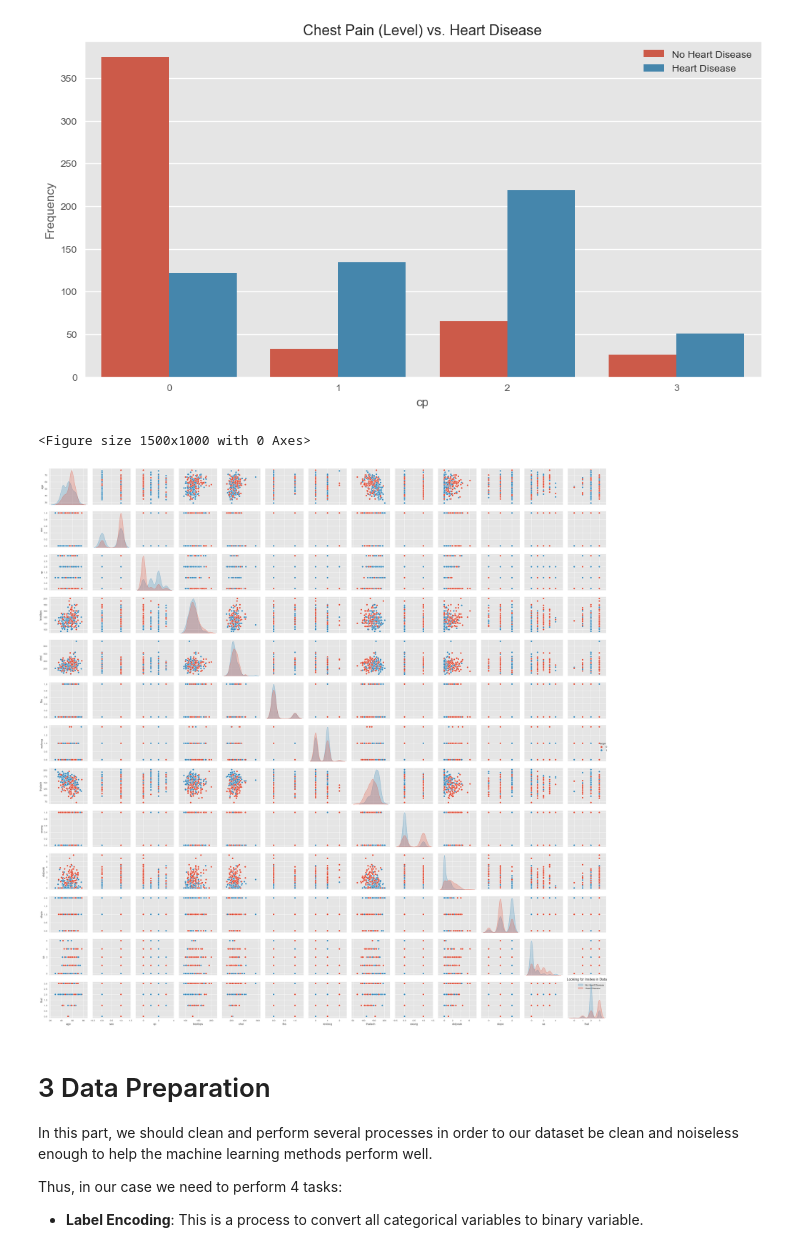
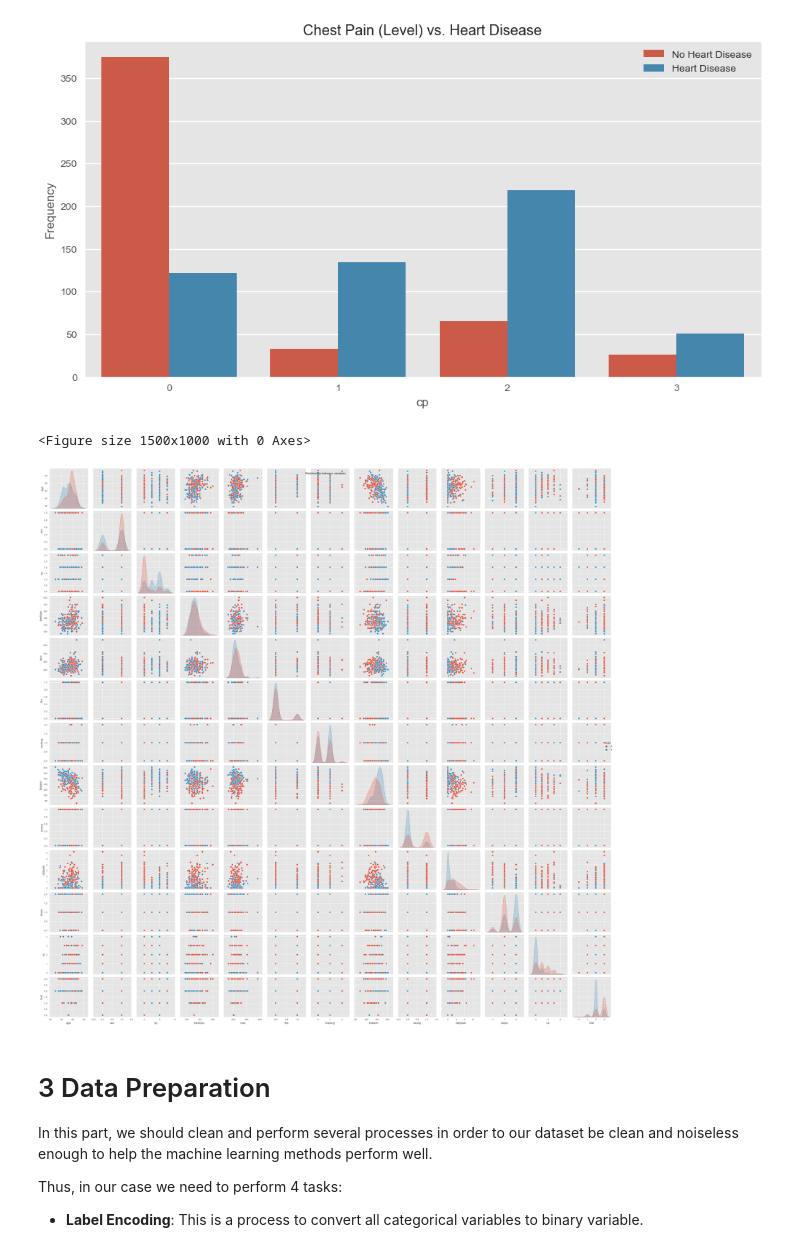
Before and after one commit to Sandokhan/IACEC, a Jupyter notebook: project.ipynb, the cells around one changed output. Drawn from its saved outputs; the diff is of its cells as text; code cells hidden in the pictures.

```diff
--- a/project.ipynb
+++ b/project.ipynb
@@ -270,14 +270,13 @@ plt.legend(labels = ['No Heart Disease', 'Heart Disease']);
 [figure]
 # %%
 plt.figure(figsize=(15,10))
-sns.pairplot(heart,hue="target")
-plt.title("Looking for Insites in Data")
-plt.legend(labels = ['No Heart Disease', 'Heart Disease'])
+g = sns.pairplot(heart,hue="target")
+g.fig.suptitle("Relationship between variables")
 plt.tight_layout()
 plt.show()
 # %% [output]
 <Figure size 1500x1000 with 0 Axes>
-[figure, old version]
+[figure, new version]
 # %% [markdown]
 # 3 Data Preparation
 
```
